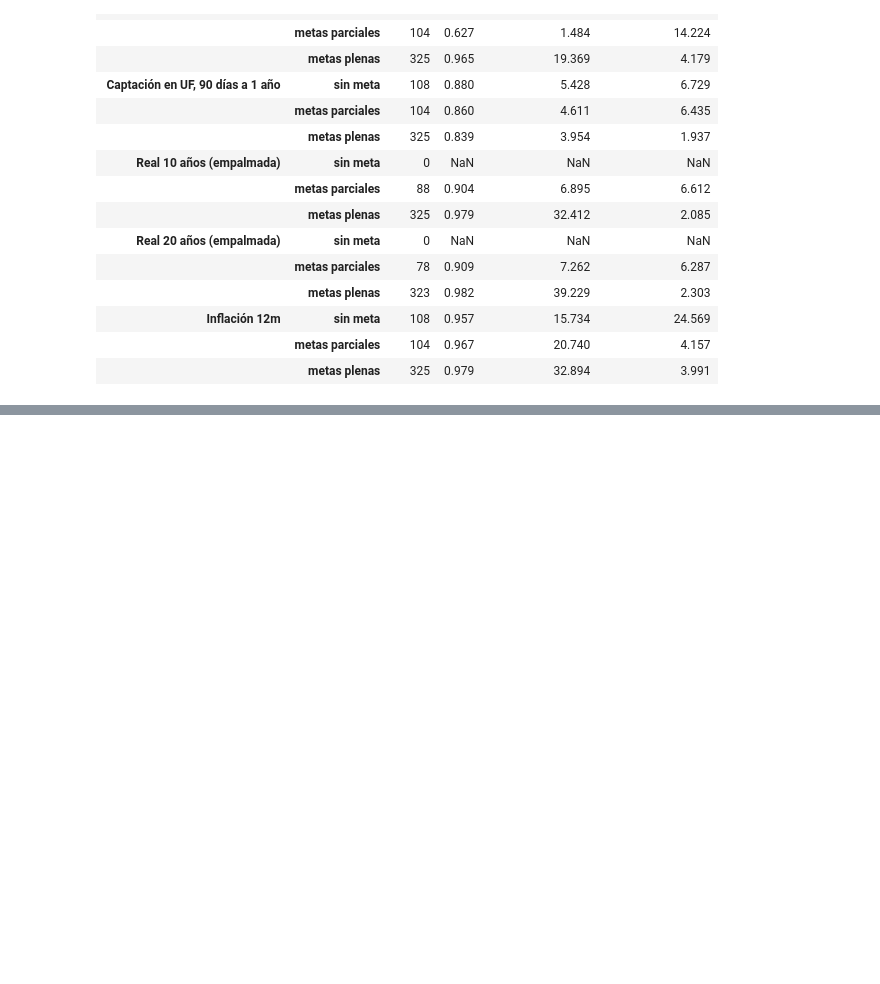
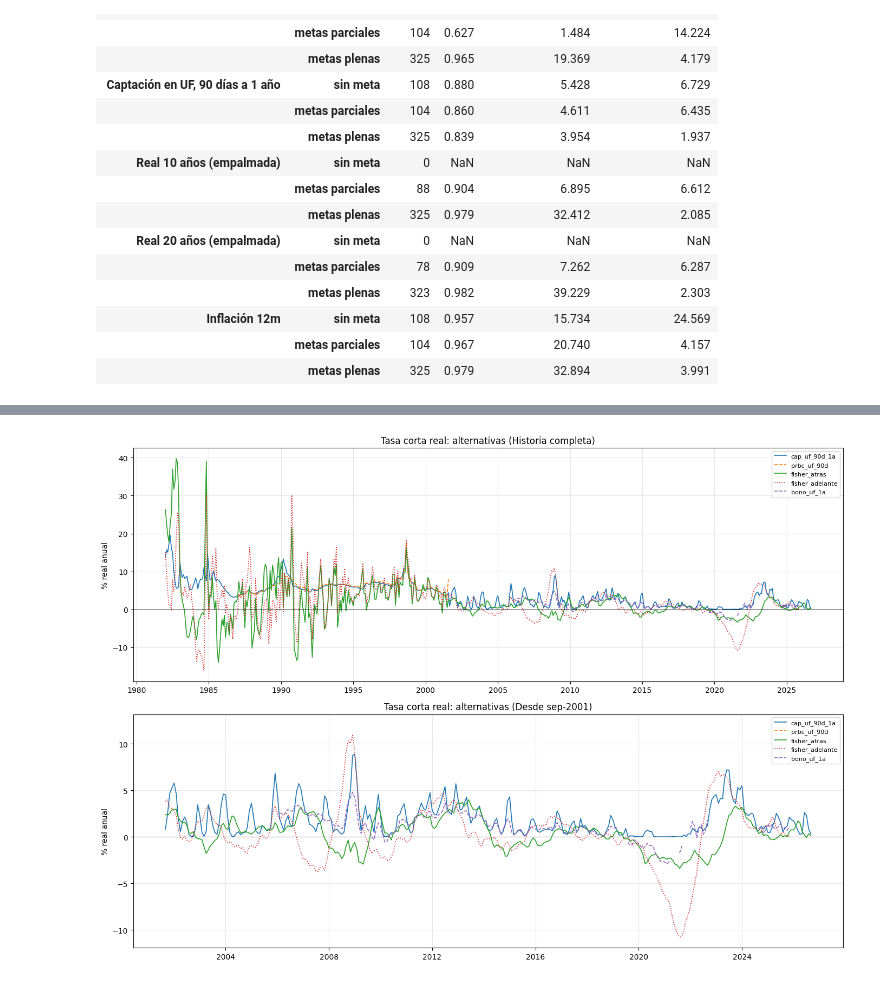
Before and after one commit to nombre00/gestor_datos_economicos, a Jupyter notebook: notebooks/003_modelo_tasas.ipynb, the cells around one changed output, grey strips where cells are left out. Saved outputs shown, nothing was run; the diff lists cells and outputs as text; code cells hidden in the pictures; blank space fills up the shorter version.

```diff
--- a/notebooks/003_modelo_tasas.ipynb
+++ b/notebooks/003_modelo_tasas.ipynb
@@ -220,0 +369,74 @@ persistencia
+# %%
+# Tasa real "derivada" con la ecuación de Fisher: captación nominal en pesos (30 a 89 días) descontando
+# la inflación 12 meses calculada con la UF. Dos versiones: inflación de los 12 meses ANTERIORES (lo que
+# se sabía al depositar) y de los 12 meses SIGUIENTES (lo que realmente pasó). Se compara por período
+# contra la captación en UF y el PRBC para decidir cómo armar la tasa corta real después de 2001.
+from django.core.exceptions import FieldError
+from data_engine.models import IndicadorEconomico
+
+try:
+    uf = pd.DataFrame(list(IndicadorEconomico.objects.filter(indicador="uf").values("fecha", "valor")))
+except FieldError:
+    uf = pd.DataFrame()
+if uf.empty:
+    raise ValueError(
+        "No se encontró la UF con indicador='uf'. Campos del modelo: "
+        f"{[f.name for f in IndicadorEconomico._meta.get_fields()]}"
+    )
+
+uf["fecha"] = pd.to_datetime(uf["fecha"])
+uf["valor"] = uf["valor"].astype(float)
+uf_mensual = uf.set_index("fecha")["valor"].sort_index().resample("MS").last()
+
+infl_atras = (uf_mensual / uf_mensual.shift(12) - 1).reindex(df_corta.index)
+infl_adelante = (uf_mensual.shift(-12) / uf_mensual - 1).reindex(df_corta.index)
+
+nominal = df_corta["cap_pesos_30_89d"] / 100
+comparativo = pd.DataFrame({
+    "cap_uf_90d_1a": df_corta["cap_uf_90d_1a"],
+    "prbc_uf_90d": df_corta["prbc_uf_90d"],
+    "fisher_atras": ((1 + nominal) / (1 + infl_atras) - 1) * 100,
+    "fisher_adelante": ((1 + nominal) / (1 + infl_adelante) - 1) * 100,
+    "bono_uf_1a": df_corta["bono_uf_1a"],
+})
+
+PERIODOS = {
+    "1982-1990 (sin meta)": ("1982-01-01", "1990-12-01"),
+    "1991-jul 2001 (metas parciales / TPM real)": ("1991-01-01", "2001-07-01"),
+    "sep 2001-2026 (metas plenas / TPM nominal)": ("2001-09-01", "2026-12-01"),
+}
+
+filas = []
+for periodo, (ini, fin) in PERIODOS.items():
+    tramo = comparativo.loc[ini:fin]
+    for col in ["prbc_uf_90d", "fisher_atras", "fisher_adelante", "bono_uf_1a"]:
+        par = tramo[["cap_uf_90d_1a", col]].dropna()
+        if len(par) < 12:
+            continue
+        filas.append({
+            "periodo": periodo,
+            "serie": col,
+            "meses": len(par),
+            "corr_con_cap_uf": round(par["cap_uf_90d_1a"].corr(par[col]), 3),
+            "dif_prom_vs_cap_uf": round((par[col] - par["cap_uf_90d_1a"]).mean(), 2),
+            "desv_est_serie": round(par[col].std(), 2),
+            "desv_est_cap_uf": round(par["cap_uf_90d_1a"].std(), 2),
+            "minimo_serie": round(par[col].min(), 2),
+            "minimo_cap_uf": round(par["cap_uf_90d_1a"].min(), 2),
+        })
+print(pd.DataFrame(filas).to_string(index=False))
+
+fig, axes = plt.subplots(2, 1, figsize=(14, 10))
+for ax, (ini, titulo) in zip(axes, [("1982-01-01", "Historia completa"), ("2001-09-01", "Desde sep-2001")]):
+    tramo = comparativo.loc[ini:]
+    for col, estilo in [("cap_uf_90d_1a", "-"), ("prbc_uf_90d", "--"), ("fisher_atras", "-"),
+                        ("fisher_adelante", ":"), ("bono_uf_1a", "--")]:
+        ax.plot(tramo.index, tramo[col], estilo, label=col, linewidth=1.2)
+    ax.axhline(0, color="black", linewidth=0.6)
+    ax.set_title(f"Tasa corta real: alternativas ({titulo})")
+    ax.set_ylabel("% real anual")
+    ax.legend(loc="upper right", fontsize=8)
+    ax.grid(alpha=0.3)
+plt.tight_layout()
+plt.show()
+# %% [output]
@@ -220,0 +453 @@ persistencia
+[figure, added]
```
Also changed, not shown: parts of 6 cells of this notebook.
